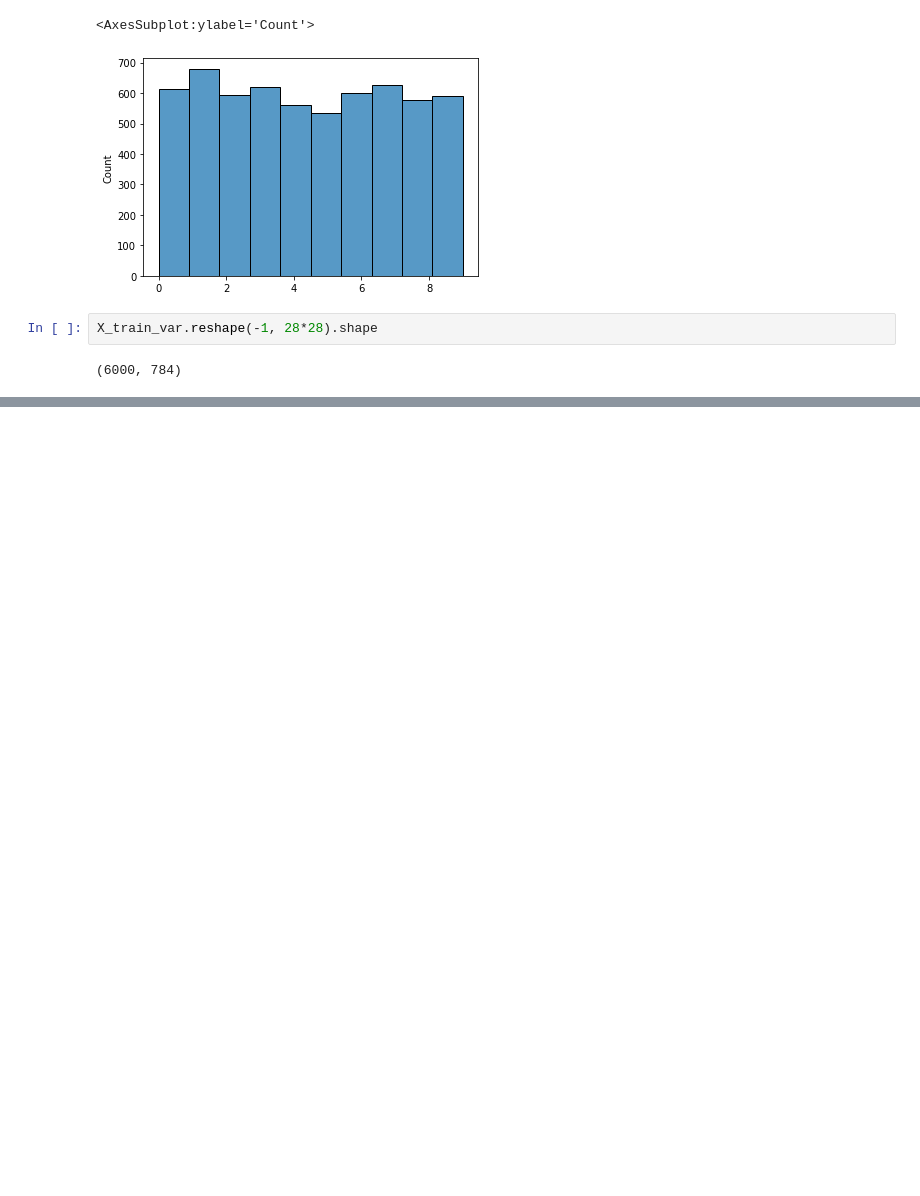
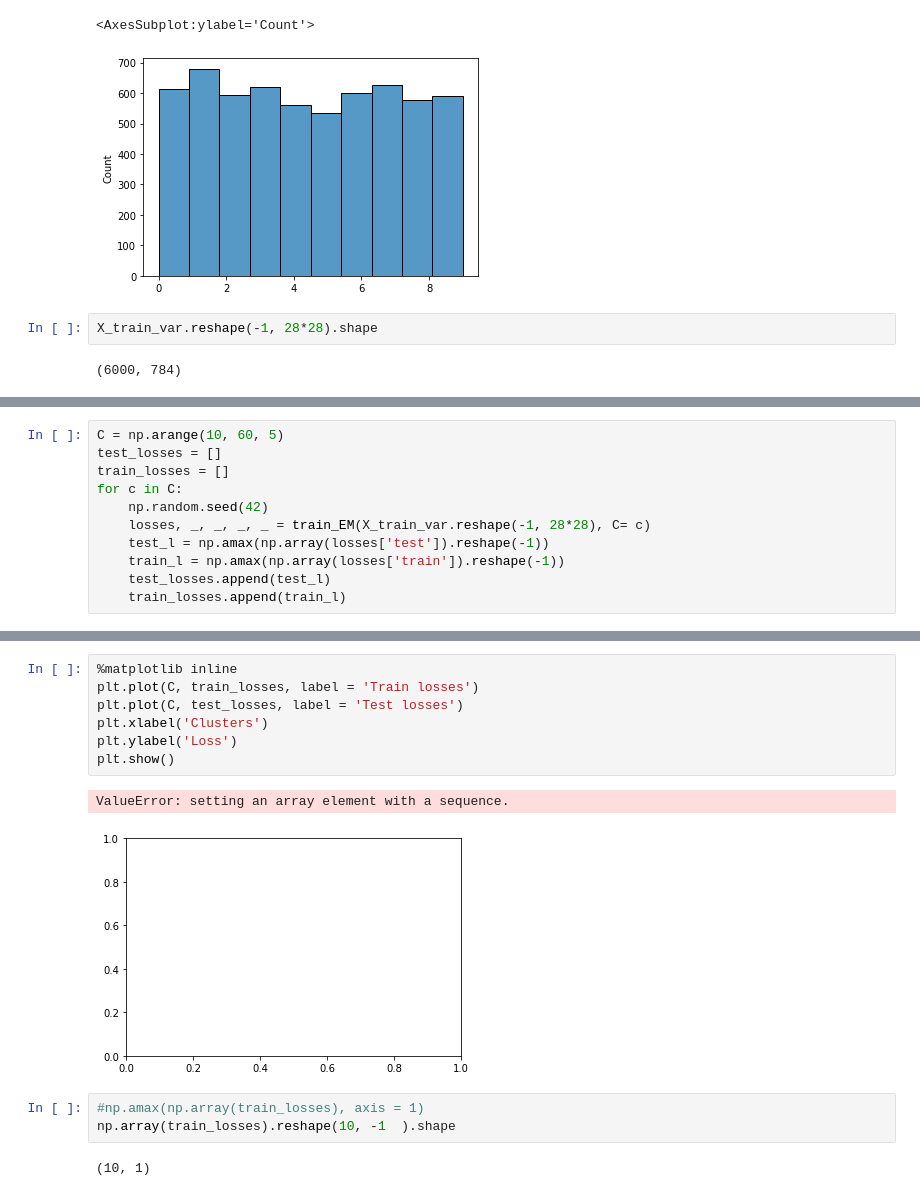
Before and after one commit to JacKira/BayesMethods, a Jupyter notebook: Lab/lab_descr.ipynb, the cells around one changed output, grey strips where cells are left out. Cells and saved outputs as stored; diff of their text form; blank space fills up the shorter version.

```diff
--- a/Lab/lab_descr.ipynb
+++ b/Lab/lab_descr.ipynb
@@ -488,0 +508,11 @@ array([[1.        , 1.        ],
+# %%
+C = np.arange(10, 60, 5)
+test_losses = []
+train_losses = []
+for c in C:
+    np.random.seed(42)
+    losses, _, _, _, _ = train_EM(X_train_var.reshape(-1, 28*28), C= c)
+    test_l = np.amax(np.array(losses['test']).reshape(-1))
+    train_l = np.amax(np.array(losses['train']).reshape(-1))
+    test_losses.append(test_l)
+    train_losses.append(train_l)
@@ -488,0 +529,15 @@ array([[1.        , 1.        ],
+# %%
+%matplotlib inline
+plt.plot(C, train_losses, label = 'Train losses')
+plt.plot(C, test_losses, label = 'Test losses')
+plt.xlabel('Clusters')
+plt.ylabel('Loss')
+plt.show()
+# %% [output]
+ValueError: setting an array element with a sequence.
+[figure, added]
+# %%
+#np.amax(np.array(train_losses), axis = 1)
+np.array(train_losses).reshape(10, -1  ).shape
+# %% [output]
+(10, 1)
```
Also changed, not shown: parts of 15 cells of this notebook, 1 other file.
